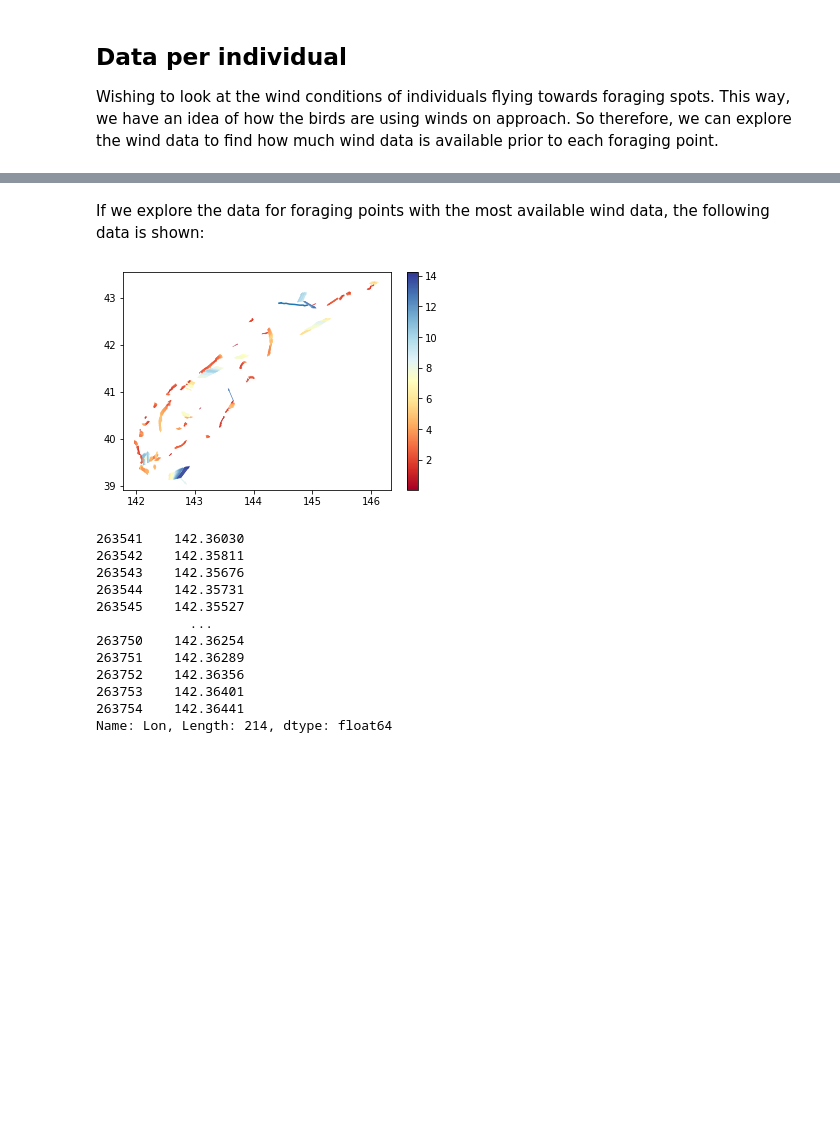
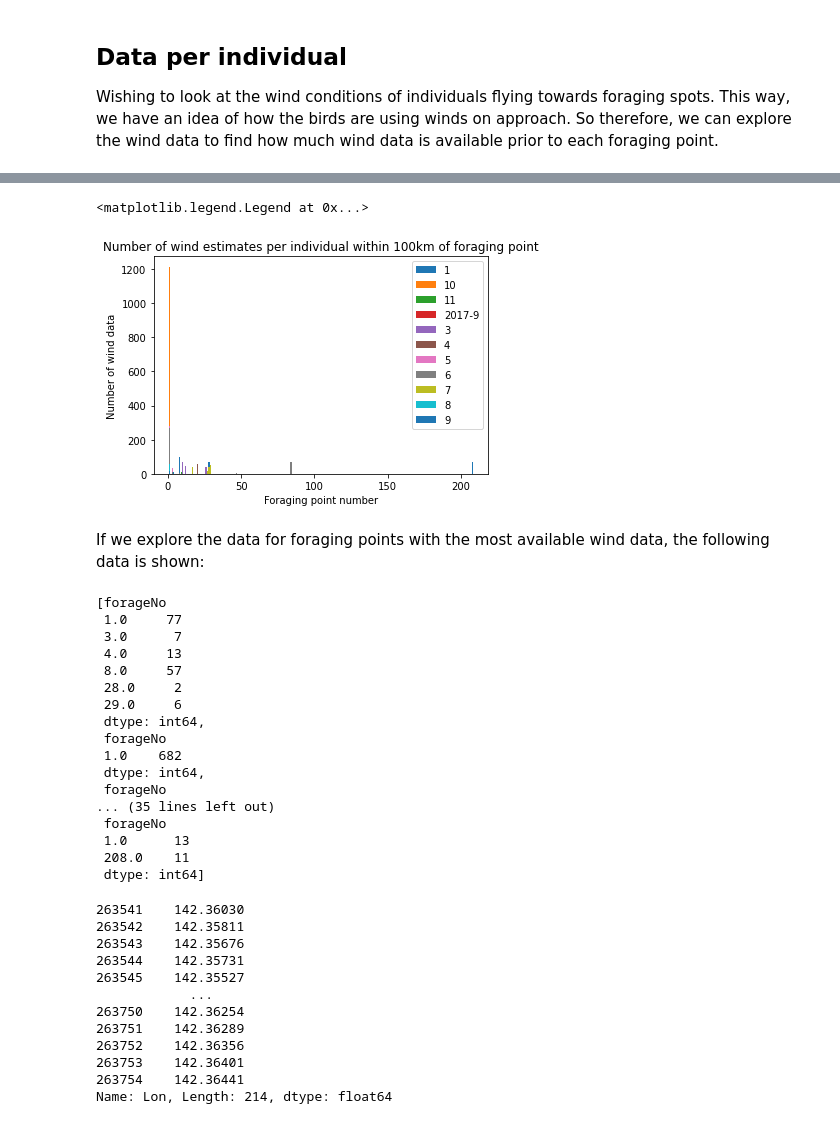
Before and after one commit to argrod/Olfactory, a Jupyter notebook: Python/WindAnalysis.ipynb, the cells around one changed output, grey strips where cells are left out. Drawn from its saved outputs; the diff is of its cells as text; code cells hidden in the pictures; blank space fills up the shorter version.

```diff
--- a/Python/WindAnalysis.ipynb
+++ b/Python/WindAnalysis.ipynb
@@ -186,17 +161,46 @@ Text(0.5, 1.0, 'Wind data available before each foraging')
+# %%
+tmp100=[df.loc[df[df['distTo']<100].index,:].groupby('forageNo').size() for df in wDat]
+for t in tmp100:
+    plt.bar(t.index,t)
+plt.xlabel('Foraging point number')
+plt.ylabel('Number of wind data')
+plt.title("Number of wind estimates per individual within 100km of foraging point")
+plt.legend(np.unique(pd.concat(wDat)['ID']))
+# %% [output]
+<matplotlib.legend.Legend at 0x...>
+[figure, added]
 # %% [markdown]
 If we explore the data for foraging points with the most available wind data, the following data is shown:
 # %%
-sel=forWdat.loc[forWdat[0].idxmax(),'forageNo']
-tst = np.where(sub['forageNo'] == sel)[0][0]
+# sel=forWdat.loc[forWdat[0].idxmax(),'forageNo']
+# tst = np.where(sub['forageNo'] == sel)[0][0]
 
-plt.plot(forDat.loc[(forDat['DT'] >= sub.loc[tst,'DT']) & (forDat['DT'] < (sub.loc[tst,'DT']+np.timedelta64(2,'h'))) & (forDat['ID'] == sub.loc[tst,'ID']),'Lon'],
-forDat.loc[(forDat['DT'] >= sub.loc[tst,'DT']) & (forDat['DT'] < (sub.loc[tst,'DT']+np.timedelta64(2,'h'))) & (forDat['ID'] == sub.loc[tst,'ID']),'Lat'],zorder=0)
-plt.quiver(sub.loc[sub[sub['forageNo'] == sel].index,'Lon'],sub.loc[sub[sub['forageNo'] == sel].index,'Lat'],
-sub.loc[sub[sub['forageNo'] == sel].index,'X'],sub.loc[sub[sub['forageNo'] == sel].index,'Y'],
-sub.loc[sub[sub['forageNo'] == sel].index,'wSp'])
-cb=plt.colorbar()
+# plt.plot(forDat.loc[(forDat['DT'] >= sub.loc[tst,'DT']) & (forDat['DT'] < (sub.loc[tst,'DT']+np.timedelta64(2,'h'))) & (forDat['ID'] == sub.loc[tst,'ID']),'Lon'],
+# forDat.loc[(forDat['DT'] >= sub.loc[tst,'DT']) & (forDat['DT'] < (sub.loc[tst,'DT']+np.timedelta64(2,'h'))) & (forDat['ID'] == sub.loc[tst,'ID']),'Lat'],zorder=0)
+# plt.quiver(sub.loc[sub[sub['forageNo'] == sel].index,'Lon'],sub.loc[sub[sub['forageNo'] == sel].index,'Lat'],
+# sub.loc[sub[sub['forageNo'] == sel].index,'X'],sub.loc[sub[sub['forageNo'] == sel].index,'Y'],
+# sub.loc[sub[sub['forageNo'] == sel].index,'wSp'])
+# cb=plt.colorbar()
+
+tmp50
 # %% [output]
-[figure, removed]
+[forageNo
+ 1.0     77
+ 3.0      7
+ 4.0     13
+ 8.0     57
+ 28.0     2
+ 29.0     6
+ dtype: int64,
+ forageNo
+ 1.0    682
+ dtype: int64,
+ forageNo
+... (35 lines left out)
+ forageNo
+ 1.0      13
+ 208.0    11
+ dtype: int64]
 # %%
 forDat.loc[(forDat['DT'] >= sub.loc[tst,'DT']) & (forDat['DT'] < (sub.loc[tst,'DT']+np.timedelta64(2,'h'))) & (forDat['ID'] == sub.loc[tst,'ID']),'Lon']
 # %% [output]
```
Also changed, not shown: parts of 8 cells of this notebook.
